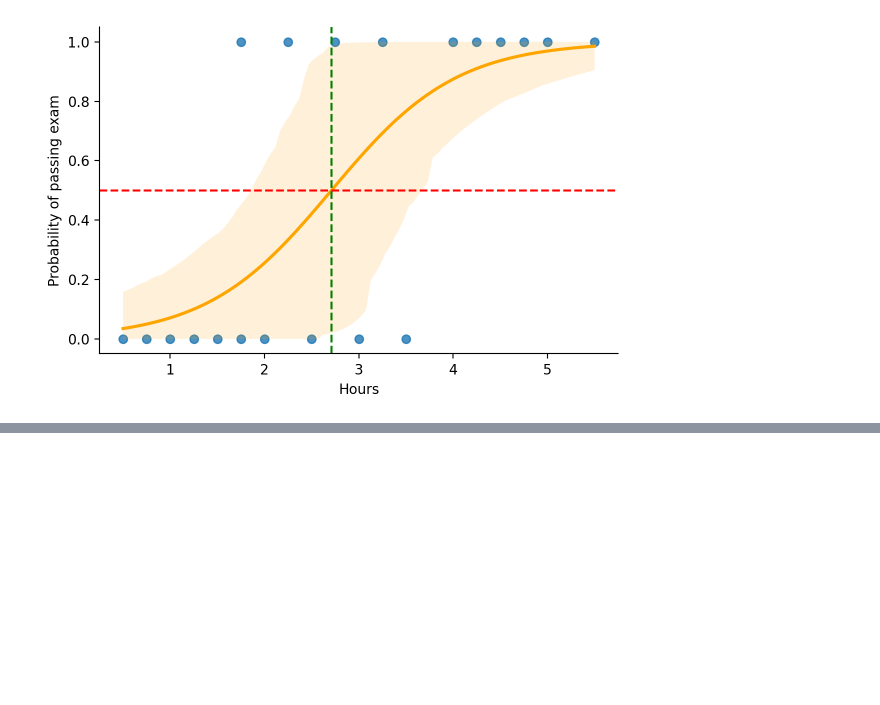
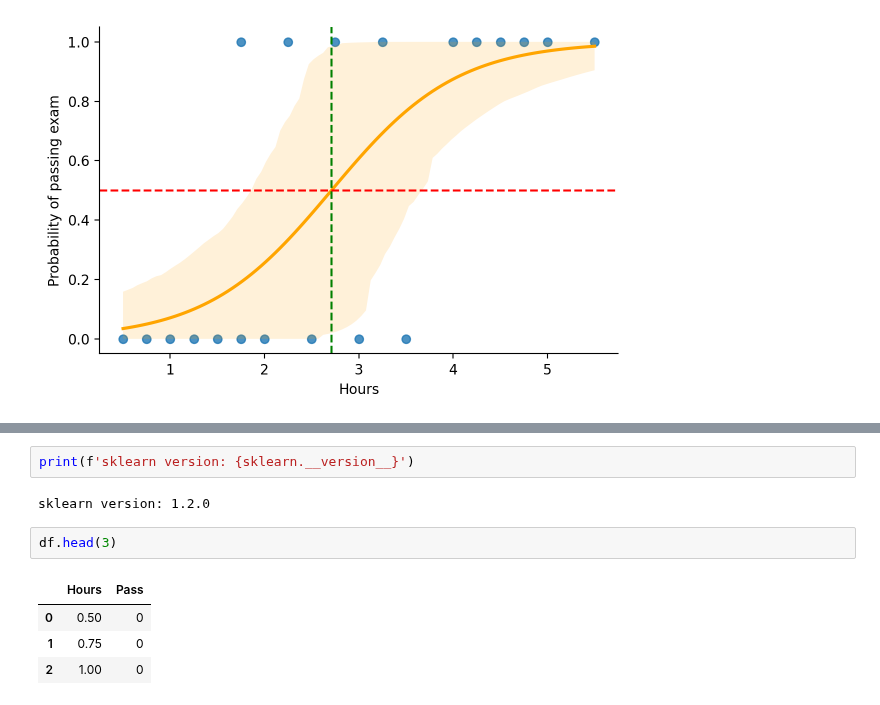
Before and after one commit to pNatTueku/ml_learning_with_ajprasertcbs, a Jupyter notebook: notebooks/confusion_matrix_concept.ipynb, the cells around one changed output, grey strips where cells are left out. Cells and saved outputs as stored; diff of their text form; blank space fills up the shorter version.

```diff
--- a/notebooks/confusion_matrix_concept.ipynb
+++ b/notebooks/confusion_matrix_concept.ipynb
@@ -44,0 +54,11 @@ plt.axhline(.5, color = 'red', linestyle = '--');
+# %%
+print(f'sklearn version: {sklearn.__version__}')
+# %% [output]
+sklearn version: 1.2.0
+# %%
+df.head(3)
+# %% [output]
+|  | Hours | Pass |
+| 0 | 0.50 | 0 |
+| 1 | 0.75 | 0 |
+| 2 | 1.00 | 0 |
```
Also changed, not shown: parts of 37 cells of this notebook.
